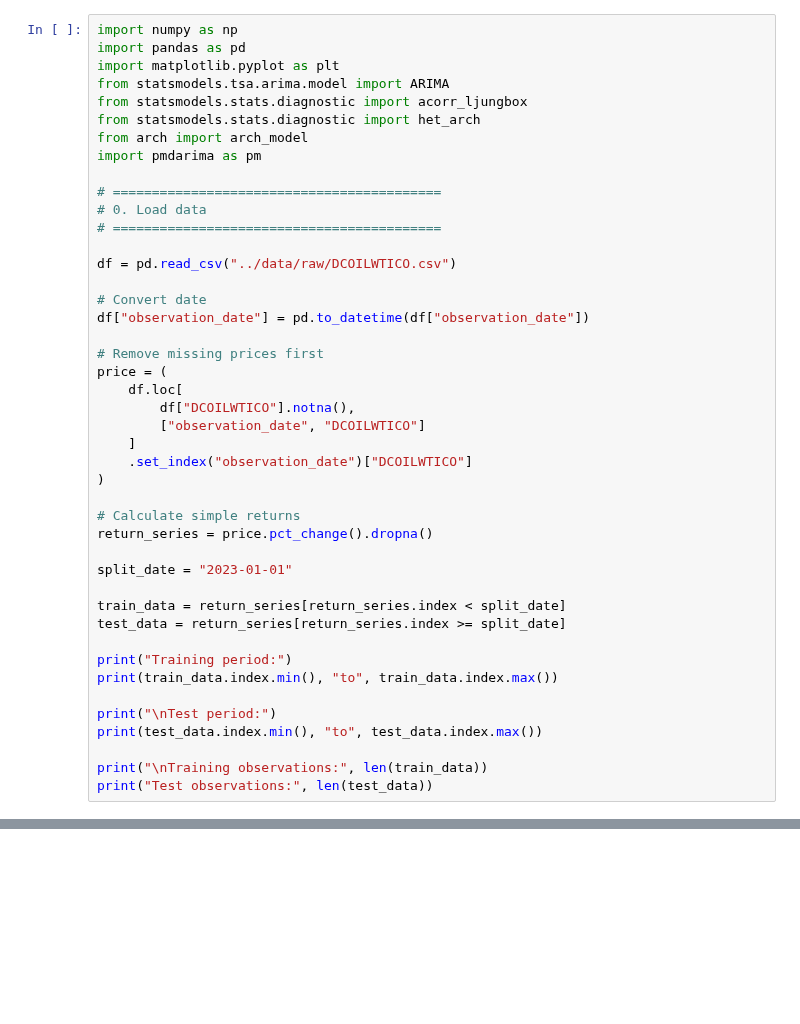
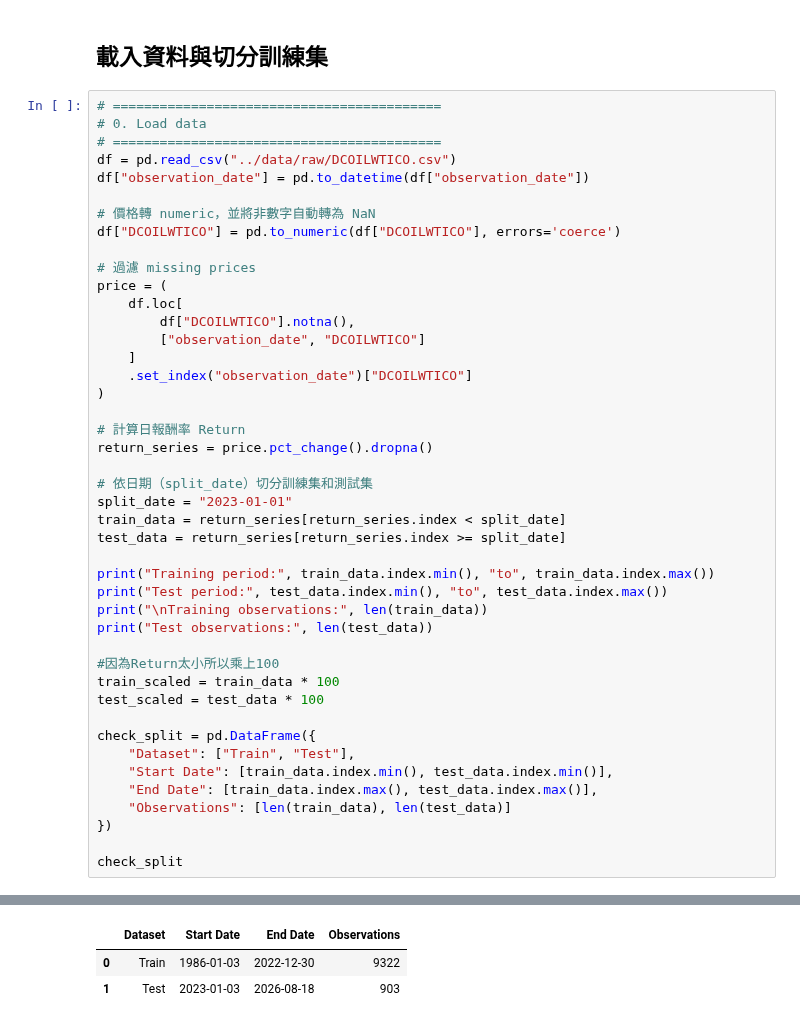
Before and after one commit to pei-243/time-series, a Jupyter notebook: notebooks/03_arima-garch.ipynb, the cells around one changed output, grey strips where cells are left out. Drawn from its saved outputs; the diff is of its cells as text; blank space fills up the shorter version.

Commit message:
feat: add ARIMA-GARCH modeling and diagnostics
修改03讓結果存在同一個表裡面“

Update 03_ARIMA-GARCH model diagnostics

```diff
--- a/notebooks/03_arima-garch.ipynb
+++ b/notebooks/03_arima-garch.ipynb
@@ -1,23 +11,16 @@
+# %% [markdown]
+## 載入資料與切分訓練集
 # %%
-import numpy as np
-import pandas as pd
-import matplotlib.pyplot as plt
-from statsmodels.tsa.arima.model import ARIMA
-from statsmodels.stats.diagnostic import acorr_ljungbox
-from statsmodels.stats.diagnostic import het_arch
-from arch import arch_model
-import pmdarima as pm
-
 # ==========================================
 # 0. Load data
 # ==========================================
-
 df = pd.read_csv("../data/raw/DCOILWTICO.csv")
-
-# Convert date
 df["observation_date"] = pd.to_datetime(df["observation_date"])
 
-# Remove missing prices first
+# 價格轉 numeric，並將非數字自動轉為 NaN
+df["DCOILWTICO"] = pd.to_numeric(df["DCOILWTICO"], errors='coerce')
+
+# 過濾 missing prices
 price = (
     df.loc[
         df["DCOILWTICO"].notna(),
@@ -26,20 +29,29 @@ price = (
     .set_index("observation_date")["DCOILWTICO"]
 )
 
-# Calculate simple returns
+# 計算日報酬率 Return
 return_series = price.pct_change().dropna()
 
+# 依日期（split_date）切分訓練集和測試集
 split_date = "2023-01-01"
-
 train_data = return_series[return_series.index < split_date]
 test_data = return_series[return_series.index >= split_date]
 
-print("Training period:")
-print(train_data.index.min(), "to", train_data.index.max())
-
-print("\nTest period:")
-print(test_data.index.min(), "to", test_data.index.max())
-
+print("Training period:", train_data.index.min(), "to", train_data.index.max())
+print("Test period:", test_data.index.min(), "to", test_data.index.max())
 print("\nTraining observations:", len(train_data))
 print("Test observations:", len(test_data))
+
+#因為Return太小所以乘上100
+train_scaled = train_data * 100
+test_scaled = test_data * 100
+
+check_split = pd.DataFrame({
+    "Dataset": ["Train", "Test"],
+    "Start Date": [train_data.index.min(), test_data.index.min()],
+    "End Date": [train_data.index.max(), test_data.index.max()],
+    "Observations": [len(train_data), len(test_data)]
+})
+
+check_split
 # %% [output]
@@ -51,3 +60,6 @@ Test period:
 
 Training observations: 9322
 Test observations: 903
+|  | Dataset | Start Date | End Date | Observations |
+| 0 | Train | 1986-01-03 | 2022-12-30 | 9322 |
+| 1 | Test | 2023-01-03 | 2026-08-18 | 903 |
```
Also changed, not shown: parts of 22 cells of this notebook, 4 other files.
